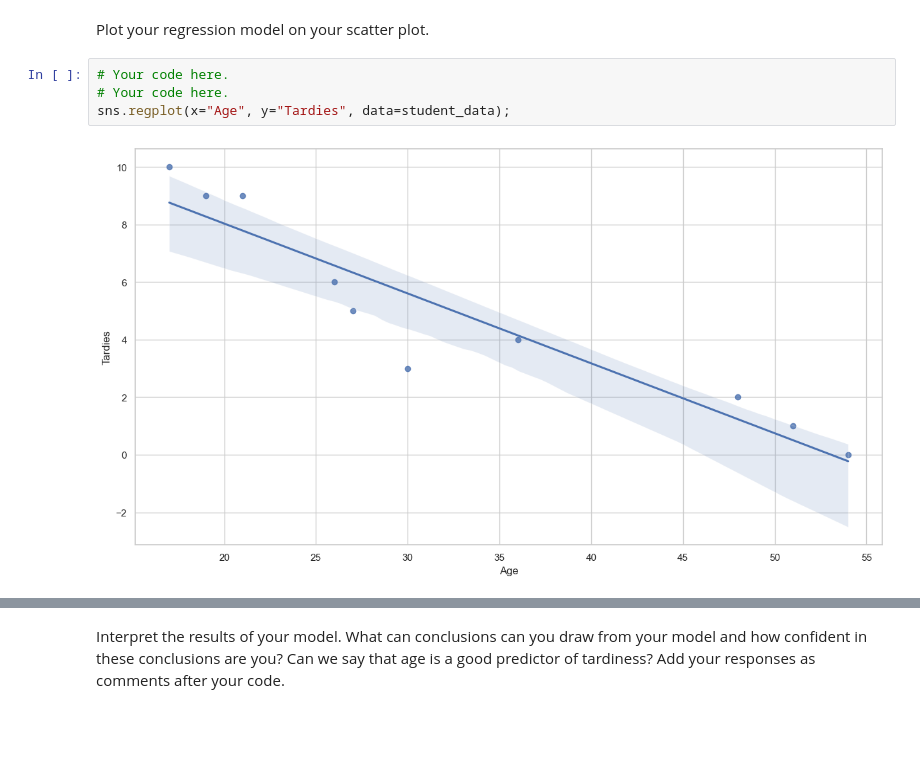
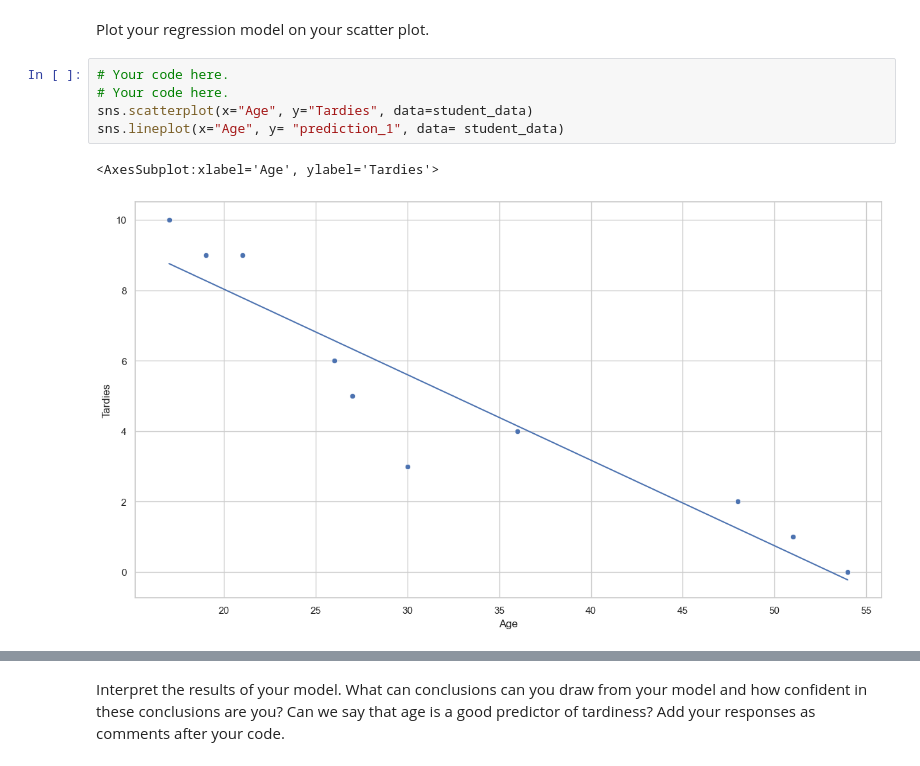
Before and after one commit to Ironhack-data-bcn-oct-2022/lab-regression-analysis, a Jupyter notebook: your-code.ipynb, the cells around one changed output, grey strips where cells are left out. Drawn from its saved outputs; the diff is of its cells as text; blank space fills up the shorter version.

```diff
--- a/your-code.ipynb
+++ b/your-code.ipynb
@@ -172,6 +193,8 @@ Plot your regression model on your scatter plot.
 # %%
 # Your code here.
 # Your code here.
-sns.regplot(x="Age", y="Tardies", data=student_data);
+sns.scatterplot(x="Age", y="Tardies", data=student_data)
+sns.lineplot(x="Age", y= "prediction_1", data= student_data)
 # %% [output]
+<AxesSubplot:xlabel='Age', ylabel='Tardies'>
-[figure, old version]
+[figure, new version]
```
Also changed, not shown: parts of 11 cells of this notebook.
